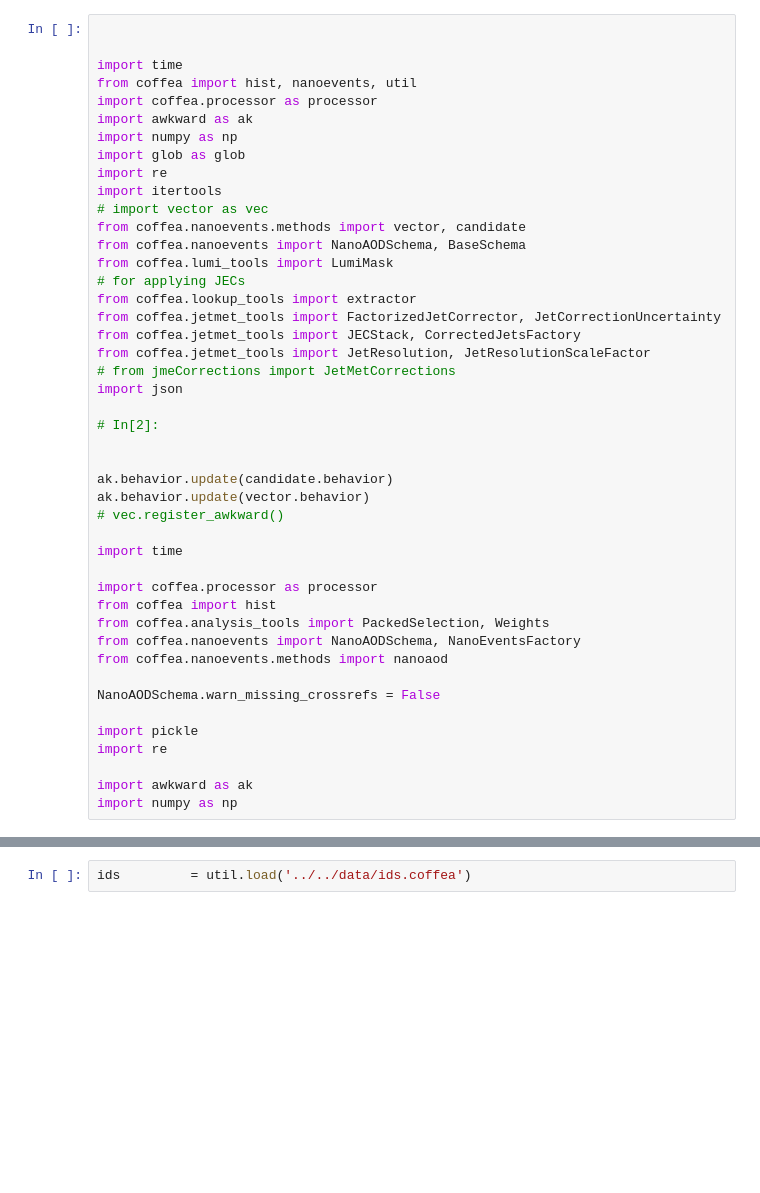
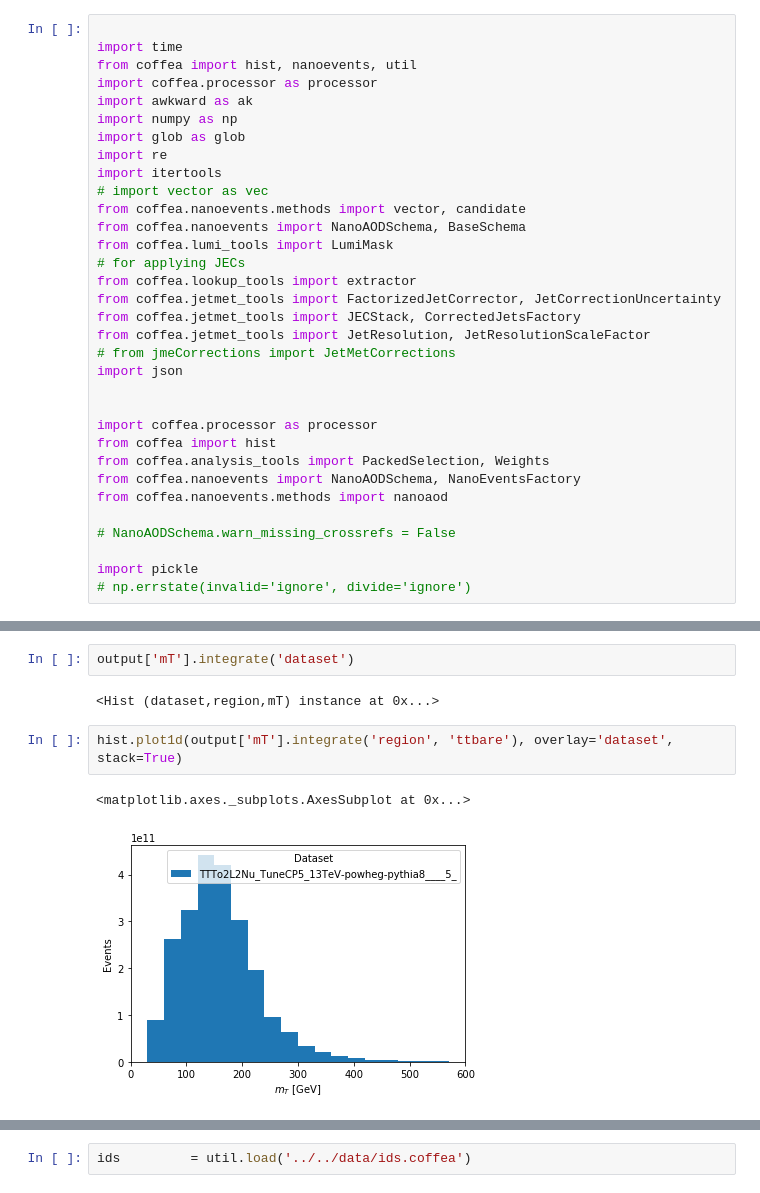
Before and after one commit to rishabhCMS/decaf, a Jupyter notebook: analysis/Rishabh_NB/new_coffea_nbs/Processor.ipynb, the cells around one changed output, grey strips where cells are left out. Saved outputs shown, nothing was run; the diff lists cells and outputs as text; blank space fills up the shorter version.

```diff
--- a/analysis/Rishabh_NB/new_coffea_nbs/Processor.ipynb
+++ b/analysis/Rishabh_NB/new_coffea_nbs/Processor.ipynb
@@ -1,5 +1,4 @@
 # %%
-
 
 import time
 from coffea import hist, nanoevents, util
@@ -21,14 +20,6 @@ from coffea.jetmet_tools import JetResolution, JetResolutionScaleFactor
 # from jmeCorrections import JetMetCorrections
 import json
 
-# In[2]:
-
-
-ak.behavior.update(candidate.behavior)
-ak.behavior.update(vector.behavior)
-# vec.register_awkward()
-
-import time
 
 import coffea.processor as processor
 from coffea import hist
@@ -36,10 +27,7 @@ from coffea.analysis_tools import PackedSelection, Weights
 from coffea.nanoevents import NanoAODSchema, NanoEventsFactory
 from coffea.nanoevents.methods import nanoaod
 
-NanoAODSchema.warn_missing_crossrefs = False
+# NanoAODSchema.warn_missing_crossrefs = False
 
 import pickle
-import re
-
-import awkward as ak
-import numpy as np
+# np.errstate(invalid='ignore', divide='ignore')
@@ -1759,0 +1807,9 @@ AttributeError: no field named 'sum'
+# %%
+output['mT'].integrate('dataset')
+# %% [output]
+<Hist (dataset,region,mT) instance at 0x...>
+# %%
+hist.plot1d(output['mT'].integrate('region', 'ttbare'), overlay='dataset', stack=True)
+# %% [output]
+<matplotlib.axes._subplots.AxesSubplot at 0x...>
+[figure, added]
```
Also changed, not shown: parts of 13 cells of this notebook, 7 other files.
